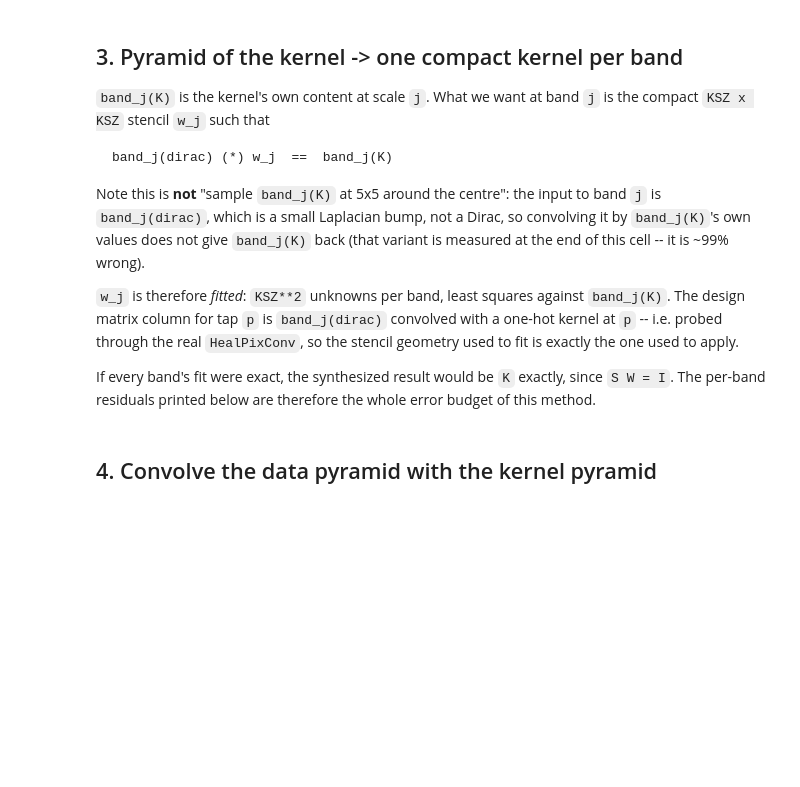
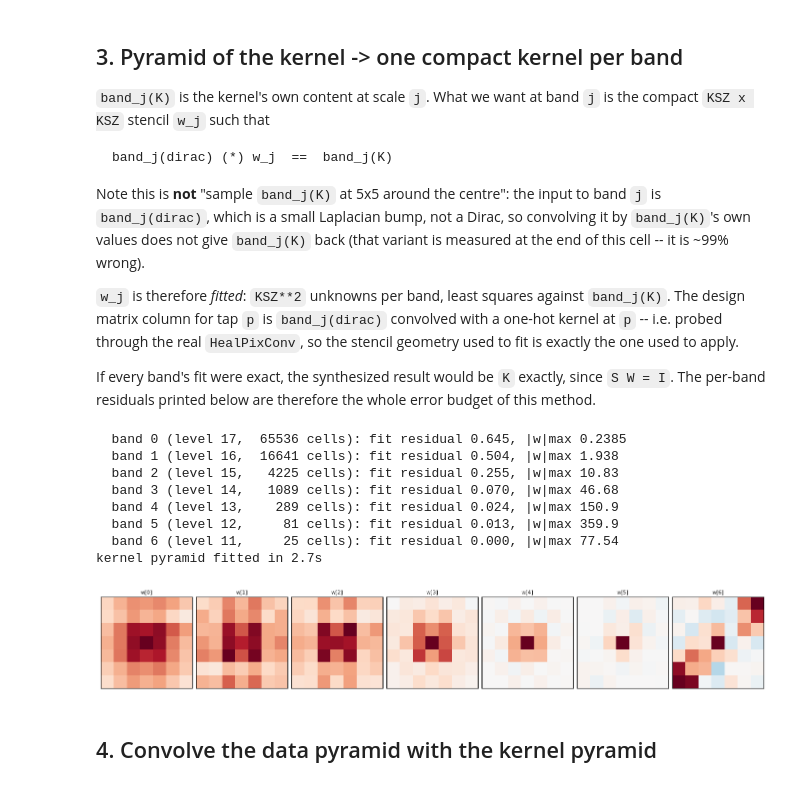
Before and after one commit to GRID4EARTH/healpix-analyse, a Jupyter notebook: Notebooks/pyramid_conv_single_test.ipynb, the cells around one changed output. Cells and saved outputs as stored; diff of their text form; code cells hidden in the pictures; blank space fills up the shorter version.

```diff
--- a/Notebooks/pyramid_conv_single_test.ipynb
+++ b/Notebooks/pyramid_conv_single_test.ipynb
@@ -170,35 +184,45 @@ P = KSZ * KSZ
 eye = np.eye(P)
 convs, residuals, w_bands = [], [], []
 
 t0 = time.time()
 for j in range(decomp.n_bands):
     ids_j = decomp.cell_ids_per_scale[j]
     conv = HealPixConv(level=decomp.levels[j], in_channels=1, out_channels=1, kernel_sz=KSZ,
                         n_gauges=1, gauge_type="phi", cell_ids=ids_j,
                         ellipsoid="sphere", dtype=DTYPE)
     b_j = pyr.bands[j]                                  # band j of the Dirac
-    k_j = np.asarray(pyr_K.bands[j]).reshape(-1)        # band j of the kernel
+    k_j = np.asarray(pyr_K.bands[j].cpu()).reshape(-1)        # band j of the kernel
 
     A = np.zeros((k_j.size, P))                         # A[:, p] = b_j convolved with tap p alone
     for p in range(P):
         conv.set_kernel(eye[p][None, None, :], requires_grad=False)
-        A[:, p] = np.asarray(conv(b_j)).reshape(-1)
+        A[:, p] = np.asarray(conv(b_j).cpu()).reshape(-1)
 
     w, *_ = np.linalg.lstsq(A.T @ A + 1e-12 * np.eye(P), A.T @ k_j, rcond=None)
     res = np.linalg.norm(A @ w - k_j) / max(np.linalg.norm(k_j), 1e-30)
 
     conv.set_kernel(w[None, None, :], requires_grad=False)
     convs.append(conv); residuals.append(res); w_bands.append(w)
     print(f"  band {j} (level {decomp.levels[j]:2d}, {len(ids_j):6d} cells): "
           f"fit residual {res:.3f}, |w|max {np.abs(w).max():.4g}")
 print(f"kernel pyramid fitted in {time.time() - t0:.1f}s")
 
 fig, axes = plt.subplots(1, decomp.n_bands, figsize=(2.0 * decomp.n_bands, 2.4), layout="constrained")
 for j, ax in enumerate(np.atleast_1d(axes)):
     ax.imshow(w_bands[j].reshape(KSZ, KSZ), cmap="RdBu_r",
               vmin=-np.abs(w_bands[j]).max(), vmax=np.abs(w_bands[j]).max())
     ax.set_title(f"w[{j}]", fontsize=8); ax.set_xticks([]); ax.set_yticks([])
 plt.show()
+# %% [output]
+  band 0 (level 17,  65536 cells): fit residual 0.645, |w|max 0.2385
+  band 1 (level 16,  16641 cells): fit residual 0.504, |w|max 1.938
+  band 2 (level 15,   4225 cells): fit residual 0.255, |w|max 10.83
+  band 3 (level 14,   1089 cells): fit residual 0.070, |w|max 46.68
+  band 4 (level 13,    289 cells): fit residual 0.024, |w|max 150.9
+  band 5 (level 12,     81 cells): fit residual 0.013, |w|max 359.9
+  band 6 (level 11,     25 cells): fit residual 0.000, |w|max 77.54
+kernel pyramid fitted in 2.7s
+[figure, added]
 # %% [markdown]
 ## 4. Convolve the data pyramid with the kernel pyramid
 # %%
```
Also changed, not shown: parts of 6 cells of this notebook, 1 other file.
